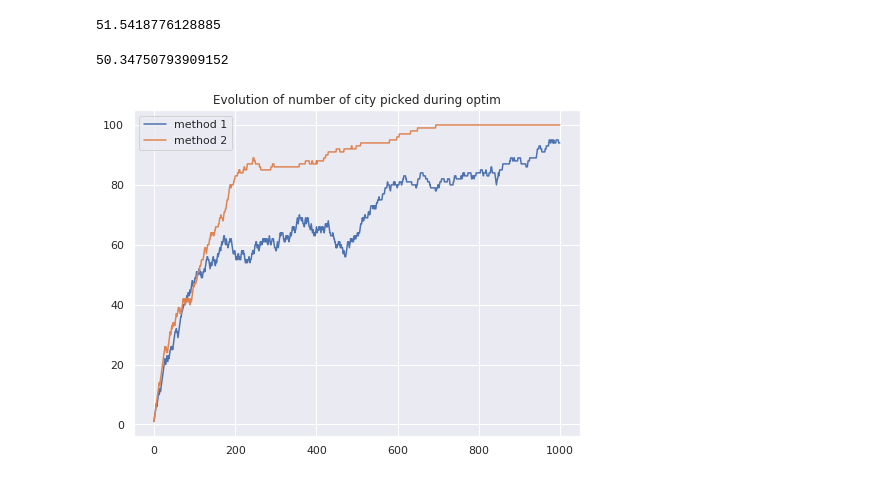
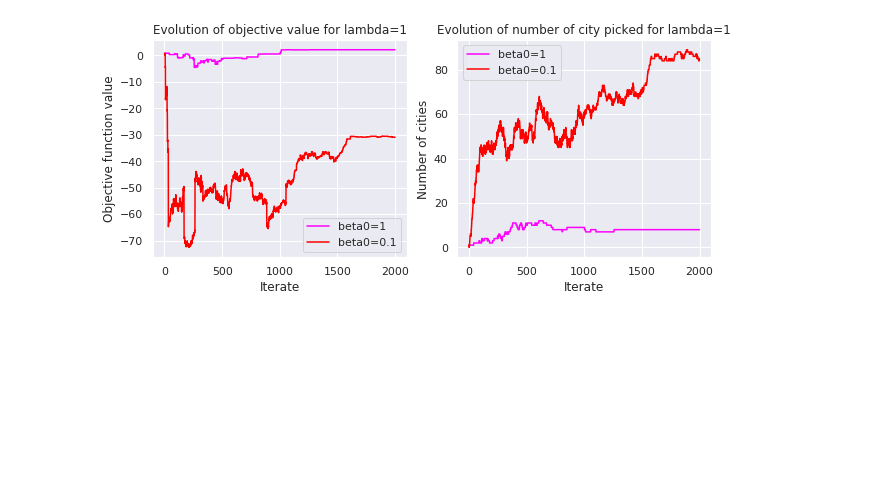
Before and after one commit to okyksl/com-516-project, a Jupyter notebook: src/mcmc_stub.ipynb, the cells around one changed output. Saved outputs shown, nothing was run; the diff lists cells and outputs as text; code cells hidden in the pictures; blank space fills up the shorter version.

```diff
--- a/src/mcmc_stub.ipynb
+++ b/src/mcmc_stub.ipynb
@@ -77,9 +77,8 @@ class MCMCSolver:
         proba = np.exp(beta*diff)
         return np.minimum(1.0,proba)
 
-    #check overleaf for math writing
     def update_beta(self,objectives):
-        #optim later
+
         values = sorted(list(set(objectives)))
         f0 = values[-1]
         if len(values) < 2:
@@ -97,11 +96,13 @@ class MCMCSolver:
     def solve(self,n_it,verbose=True,schedule1=True):
         if verbose:
             print("Initial state:",self.state)
+
         n_states = []
         objectives = []
         betas = []
         for it in range(n_it):
-            #print("Iteration",it)
+            if verbose:
+                print("Iteration",it)
             next_state = self.state.copy()
 
             #flip one state at random
@@ -112,27 +113,57 @@ class MCMCSolver:
             diff = self.compute_diff(self.state, next_state,i)
             if np.random.uniform() < self.acceptance_proba(diff, self.beta):
                 self.state = next_state
-            #print(self.state.sum())
-            #print()
 
             #record number of states and objective for plotting, as per project description
             if (it % 1) == 0:
                 n_states.append(self.state.sum())
                 objectives.append(self.objective())
 
-#             #beta scheduling
+            #beta scheduling
             if schedule1:
                 if ((it % 500) == 0) and (it > 0):
                     self.beta = self.beta*5
             else:
                 if ((it % 100) == 0) and (it > 0):
                     self.update_beta(objectives)
-                    betas.append(self.beta)
 
         if verbose:
             print("Final state:",self.state)
-            print(betas)
         return n_states,objectives
+# %%
+np.random.seed(10)
+g1.refresh()
+
+States_beta = []
+Objectives_beta = []
+
+# testing for high lambda and varying initial beta
+for beta in [1,0.1]:
+    mcmc = MCMCSolver(dataset = g1, lmbd = 1,beta = beta)
+    n_states, objectives = mcmc.solve(n_it = 2000,verbose=False)
+
+    States_beta.append(n_states)
+    Objectives_beta.append(objectives)
+# %%
+fig, (ax1, ax2) = plt.subplots(1, 2,figsize=(10,4))
+
+ax1.title.set_text('Evolution of objective value for lambda=1')
+ax1.plot(Objectives_beta[0],label='beta0=1',color='magenta')
+ax1.plot(Objectives_beta[1],label='beta0=0.1',color='red')
+ax1.set_ylabel('Objective function value')
+ax1.set_xlabel('Iterate')
+ax1.legend()
+
+
+ax2.title.set_text('Evolution of number of city picked for lambda=1')
+ax2.plot(States_beta[0],label='beta0=1',color='magenta')
+ax2.plot(States_beta[1],label='beta0=0.1',color='red')
+ax2.set_ylabel('Number of cities')
+ax2.set_xlabel('Iterate')
+ax2.legend()
+plt.show()
+# %% [output]
+[figure, added]
 # %%
 np.random.seed(10)
 g1.refresh()
@@ -146,20 +180,0 @@ n_states2, objectives2 = mcmc.solve(n_it = 1000,verbose=False,schedule1=False)
-# %%
-max(objectives2)
-# %% [output]
-51.5418776128885
-# %%
-max(objectives)
-# %% [output]
-50.34750793909152
-# %%
-import matplotlib.pyplot as plt
-%matplotlib inline
-
-plt.figure(figsize=(8,6))
-plt.title('Evolution of number of city picked during optim')
-plt.plot(n_states,label='method 1')
-plt.plot(n_states2,label='method 2')
-plt.legend()
-plt.show()
-# %% [output]
-[figure, removed]
```
Also changed, not shown: parts of 15 cells of this notebook, 4 other files.
